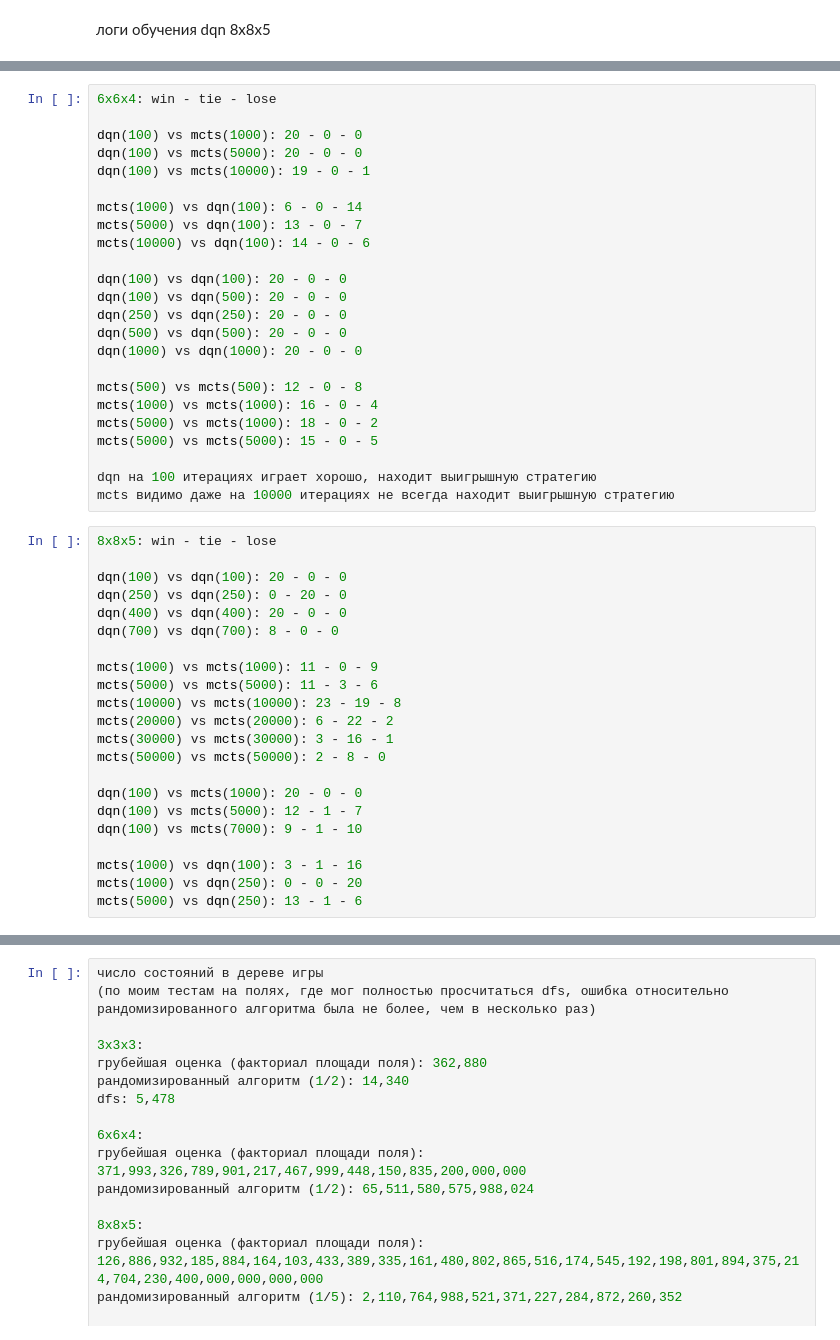
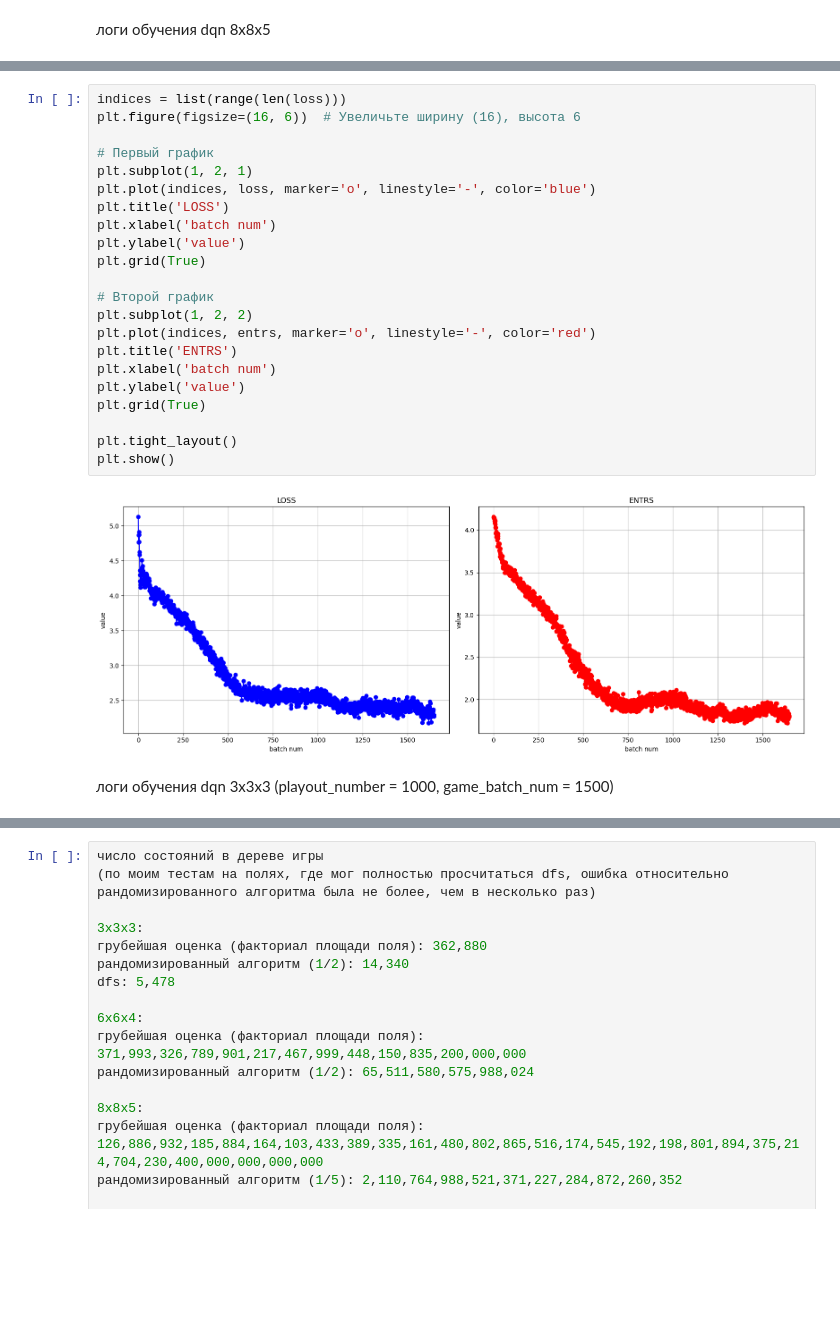
Before and after one commit to medlopi/tic-tac-toe-RL, a Jupyter notebook: results.ipynb, the cells around one changed output, grey strips where cells are left out. Saved outputs shown, nothing was run; the diff lists cells and outputs as text; blank space fills up the shorter version.

```diff
--- a/results.ipynb
+++ b/results.ipynb
@@ -155,46 +188,26 @@ mcts на 1000 итерациях играет хорошо за O
-# %%
-6x6x4: win - tie - lose
-
-dqn(100) vs mcts(1000): 20 - 0 - 0
-dqn(100) vs mcts(5000): 20 - 0 - 0
-dqn(100) vs mcts(10000): 19 - 0 - 1
-
-mcts(1000) vs dqn(100): 6 - 0 - 14
-mcts(5000) vs dqn(100): 13 - 0 - 7
-mcts(10000) vs dqn(100): 14 - 0 - 6
-
-dqn(100) vs dqn(100): 20 - 0 - 0
-dqn(100) vs dqn(500): 20 - 0 - 0
-dqn(250) vs dqn(250): 20 - 0 - 0
-dqn(500) vs dqn(500): 20 - 0 - 0
-dqn(1000) vs dqn(1000): 20 - 0 - 0
-
-mcts(500) vs mcts(500): 12 - 0 - 8
-mcts(1000) vs mcts(1000): 16 - 0 - 4
-mcts(5000) vs mcts(1000): 18 - 0 - 2
-mcts(5000) vs mcts(5000): 15 - 0 - 5
-
-dqn на 100 итерациях играет хорошо, находит выигрышную стратегию
-mcts видимо даже на 10000 итерациях не всегда находит выигрышную стратегию
-# %%
-8x8x5: win - tie - lose
-
-dqn(100) vs dqn(100): 20 - 0 - 0
-dqn(250) vs dqn(250): 0 - 20 - 0
-dqn(400) vs dqn(400): 20 - 0 - 0
-dqn(700) vs dqn(700): 8 - 0 - 0
-
-mcts(1000) vs mcts(1000): 11 - 0 - 9
-mcts(5000) vs mcts(5000): 11 - 3 - 6
-mcts(10000) vs mcts(10000): 23 - 19 - 8
-mcts(20000) vs mcts(20000): 6 - 22 - 2
-mcts(30000) vs mcts(30000): 3 - 16 - 1
-mcts(50000) vs mcts(50000): 2 - 8 - 0
-
-dqn(100) vs mcts(1000): 20 - 0 - 0
-dqn(100) vs mcts(5000): 12 - 1 - 7
-dqn(100) vs mcts(7000): 9 - 1 - 10
-
-mcts(1000) vs dqn(100): 3 - 1 - 16
-mcts(1000) vs dqn(250): 0 - 0 - 20
-mcts(5000) vs dqn(250): 13 - 1 - 6
+# %%
+indices = list(range(len(loss)))
+plt.figure(figsize=(16, 6))  # Увеличьте ширину (16), высота 6
+
+# Первый график
+plt.subplot(1, 2, 1)
+plt.plot(indices, loss, marker='o', linestyle='-', color='blue')
+plt.title('LOSS')
+plt.xlabel('batch num')
+plt.ylabel('value')
+plt.grid(True)
+
+# Второй график
+plt.subplot(1, 2, 2)
+plt.plot(indices, entrs, marker='o', linestyle='-', color='red')
+plt.title('ENTRS')
+plt.xlabel('batch num')
+plt.ylabel('value')
+plt.grid(True)
+
+plt.tight_layout()
+plt.show()
+# %% [output]
+[figure, added]
+# %% [markdown]
+логи обучения dqn 3x3x3 (playout_number = 1000, game_batch_num = 1500)
```
Also changed, not shown: parts of 24 cells of this notebook, 1 other file.
